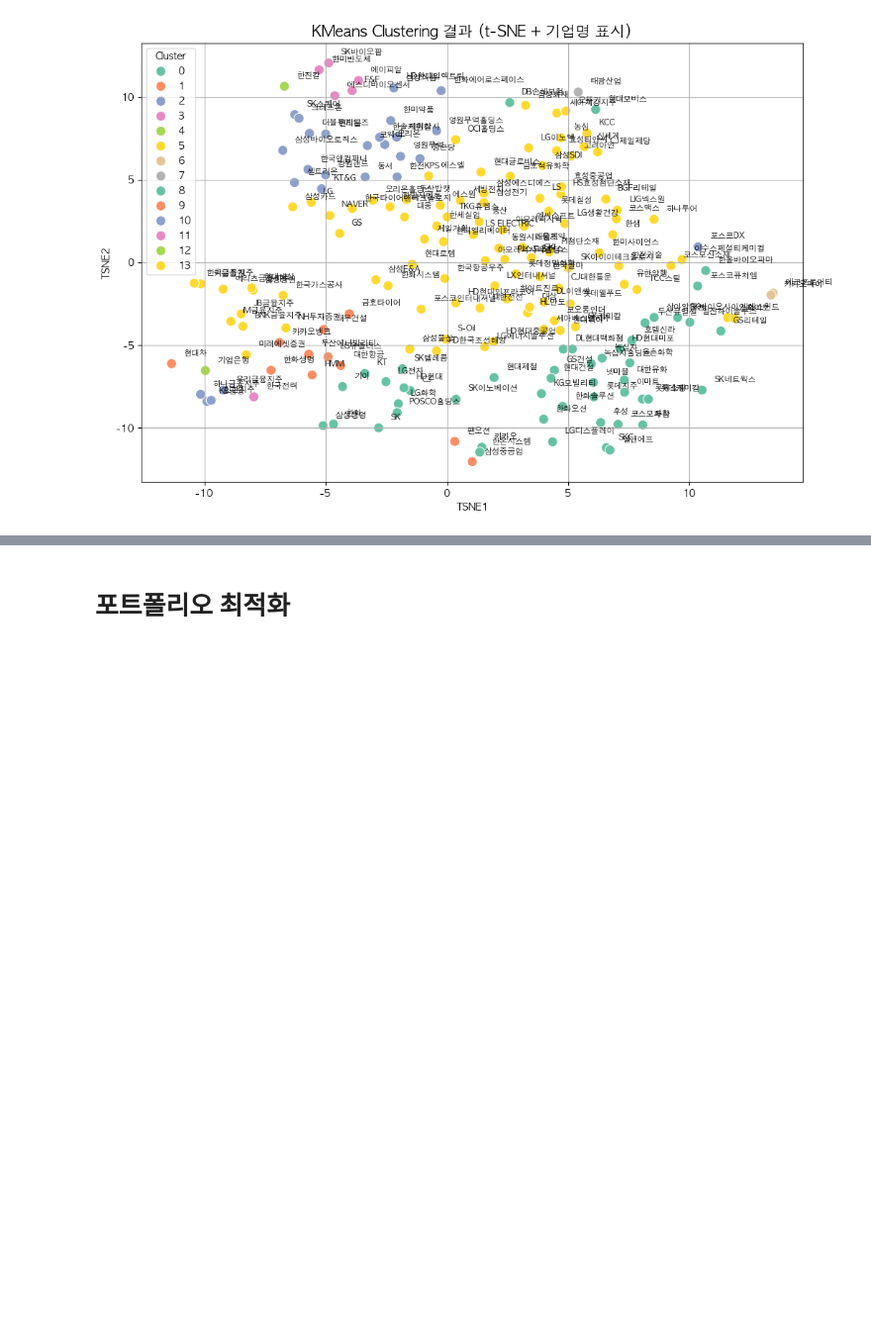
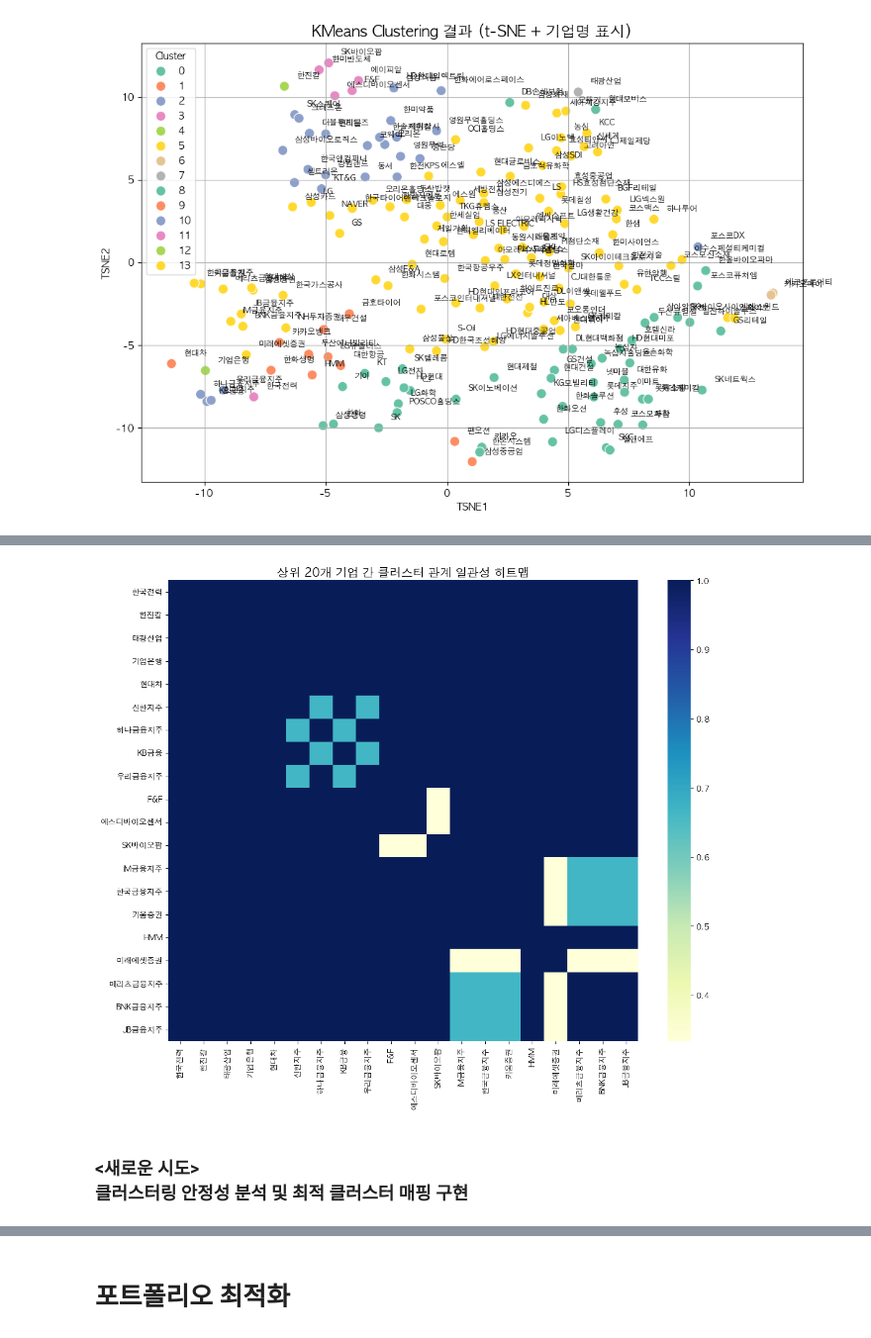
Before and after one commit to susungpark/SW-Capstone-Design, a Jupyter notebook: code/clustering_portfolio.ipynb, the cells around one changed output, grey strips where cells are left out. Shown at 99% size. Drawn from its saved outputs; the diff is of its cells as text; code cells hidden in the pictures; blank space fills up the shorter version.

```diff
--- a/code/clustering_portfolio.ipynb
+++ b/code/clustering_portfolio.ipynb
@@ -995,0 +1239,49 @@ plt.show()
+# %%
+def plot_consistency_heatmap(stability_df):
+    # 상위 20개 기업만 선택
+    top_companies = stability_df.sort_values('Consistency_Score', ascending=False).head(20)
+
+    # 기업 간 관계 일관성 행렬 생성
+    companies = top_companies.index.tolist()
+    n = len(companies)
+    consistency_matrix = np.zeros((n, n))
+
+    # 각 윈도우별 기업-클러스터 매핑 생성
+    mapping_2020_2022 = dict(zip(company_2020_2022, final_labels_2020_2022))
+    mapping_2021_2023 = dict(zip(company_2021_2023, final_labels_2021_2023))
+    mapping_2022_2024 = dict(zip(company_2022_2024, final_labels_2022_2024))
+
+    # 관계 일관성 계산
+    for i in range(n):
+        for j in range(n):
+            comp_i = companies[i]
+            comp_j = companies[j]
+
+            # 세 윈도우에서 같은 클러스터에 속했는지 여부
+            relations = [
+                mapping_2020_2022.get(comp_i) == mapping_2020_2022.get(comp_j),
+                mapping_2021_2023.get(comp_i) == mapping_2021_2023.get(comp_j),
+                mapping_2022_2024.get(comp_i) == mapping_2022_2024.get(comp_j)
+            ]
+
+            # 관계의 일관성 점수 (0: 완전 불일치, 1: 완전 일치)
+            if all(relations) or not any(relations):
+                consistency_matrix[i, j] = 1  # 완전 일관적
+            else:
+                # 얼마나 일관적인지 (0.33: 1/3 일치, 0.67: 2/3 일치)
+                consistency_matrix[i, j] = sum(relations) / 3 if sum(relations) > 0 else 1 - sum(relations) / 3
+
+    # 히트맵 시각화
+    plt.figure(figsize=(12, 10))
+    sns.heatmap(consistency_matrix, annot=False, cmap='YlGnBu',
+                xticklabels=companies, yticklabels=companies)
+    plt.title('상위 20개 기업 간 클러스터 관계 일관성 히트맵', fontsize=15)
+    plt.tight_layout()
+    plt.show()
+
+# 히트맵 시각화 실행
+plot_consistency_heatmap(stability_df)
+# %% [output]
+[figure, added]
+# %% [markdown]
+### <새로운 시도> <br> 클러스터링 안정성 분석 및 최적 클러스터 매핑 구현
```
Also changed, not shown: parts of 7 cells of this notebook.
